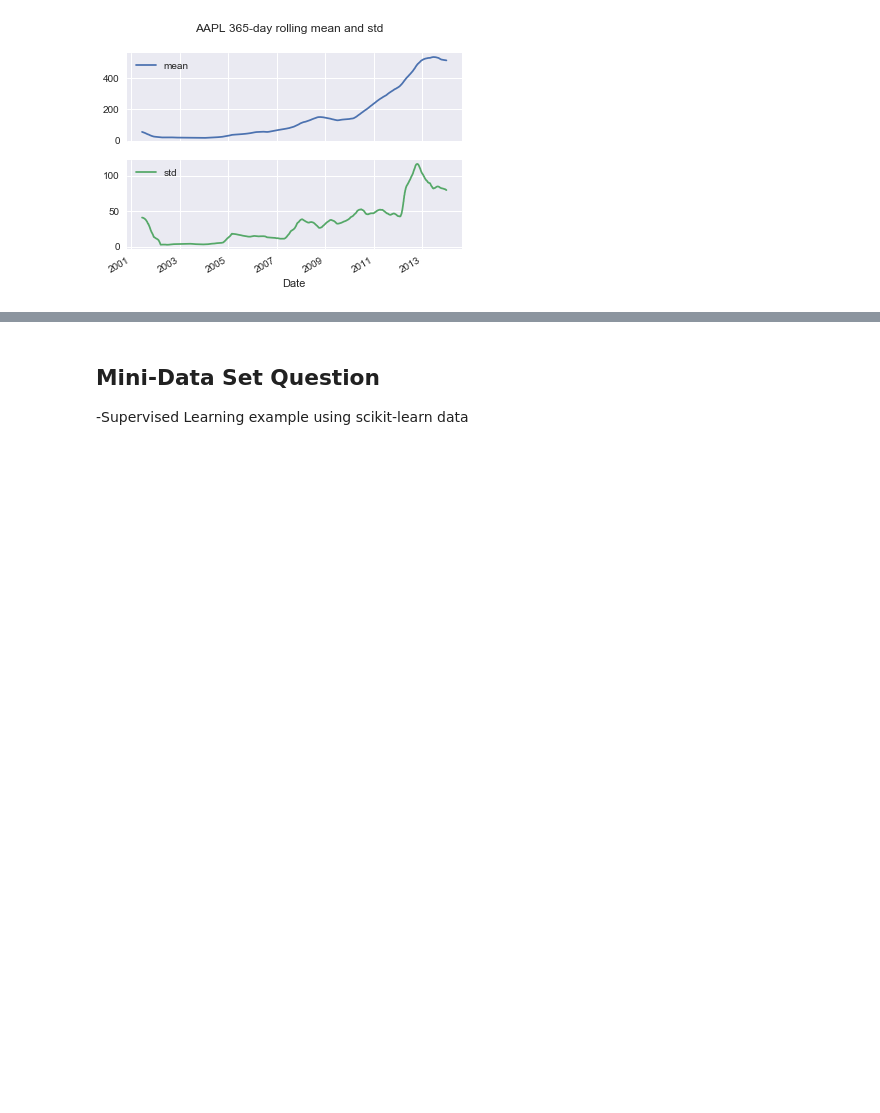
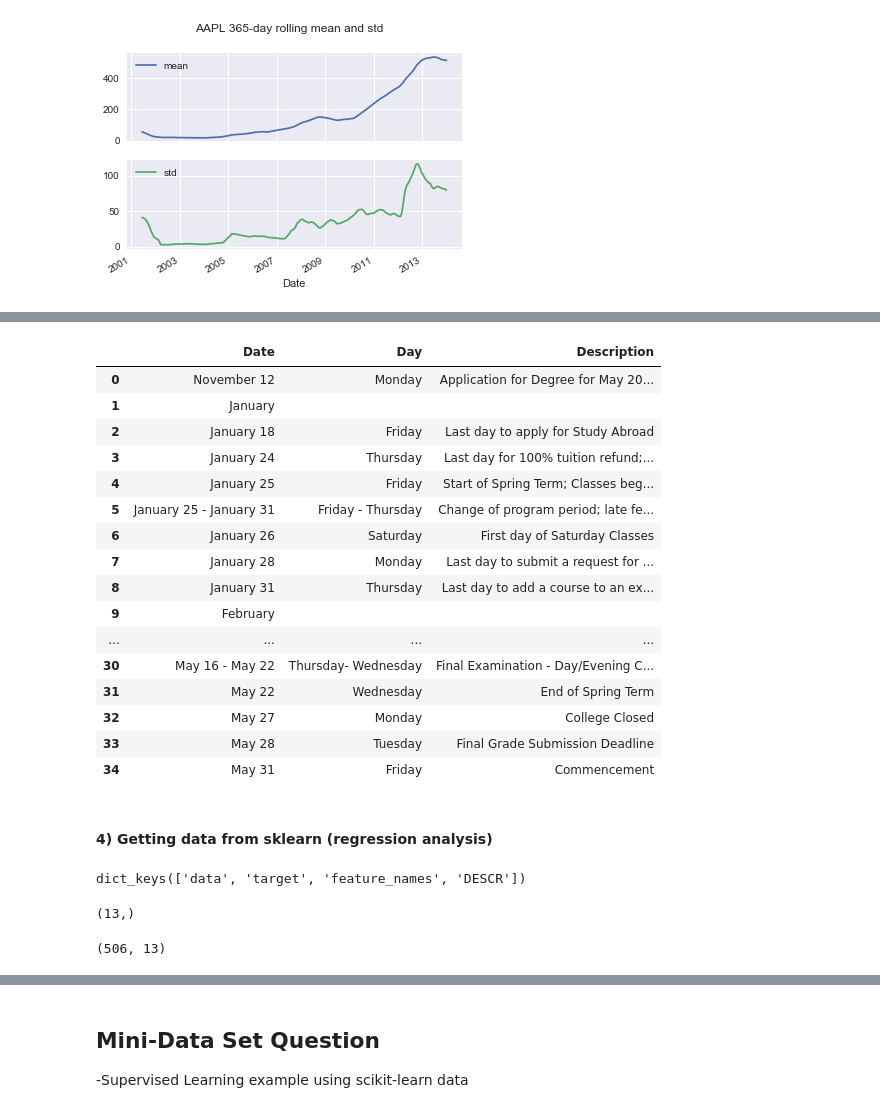
Before and after one commit to kchen009/midterm, a Jupyter notebook: Midterm Questions .ipynb, the cells around one changed output, grey strips where cells are left out. Drawn from its saved outputs; the diff is of its cells as text; code cells hidden in the pictures; blank space fills up the shorter version.

```diff
--- a/Midterm Questions .ipynb
+++ b/Midterm Questions .ipynb
@@ -150,0 +153,27 @@ Date
+# %%
+#first import requests
+import requests
+url = 'https://www.ccny.cuny.edu/registrar/spring-2019-academic-calendar'
+req = requests.get(url)
+
+#check status code; look for 200
+req.status_code
+
+#print out text
+req.text
+
+#import beautifulsoup as BS; parse html with beautiful soup
+from bs4 import BeautifulSoup as BS
+soup = BS(req.text, 'html.parser')
+
+#print the title of the page
+print(soup.title)
+
+#store first table as table, since there's only one table
+table = soup.find_all('table')[0]
+
+#find all table rows 'tr'
+table_rows = table.find_all('tr')
+
+#print first two rows; the text is inside the td
+print(table_rows[0:2])
@@ -150,0 +197,52 @@ Date
+# %%
+#Import pandas
+import pandas as pd
+
+#iterate through each table row and extract the text and append to a list.
+l=[]
+for tr in table_rows:
+    td = tr.find_all('td')
+    row = [tr.text.strip().replace('\n', ' ') for tr in td]
+    l.append(row)
+
+#turn list into dataframe; start at third row;  assign columns as Date, Day, Description
+df = pd.DataFrame(l[2:], columns=['Date', 'Day', 'Description'])
+df
+# %% [output]
+|  | Date | Day | Description |
+| 0 | November 12 | Monday | Application for Degree for May 20... |
+| 1 | January |  |  |
+| 2 | January 18 | Friday | Last day to apply for Study Abroad |
+| 3 | January 24 | Thursday | Last day for 100% tuition refund;... |
+| 4 | January 25 | Friday | Start of Spring Term; Classes beg... |
+| 5 | January 25 - January 31 | Friday - Thursday | Change of program period; late fe... |
+| 6 | January 26 | Saturday | First day of Saturday Classes |
+| 7 | January 28 | Monday | Last day to submit a request for ... |
+| 8 | January 31 | Thursday | Last day to add a course to an ex... |
+| 9 | February |  |  |
+| ... | ... | ... | ... |
+| 30 | May 16 - May 22 | Thursday- Wednesday | Final Examination - Day/Evening C... |
+| 31 | May 22 | Wednesday | End of Spring Term |
+| 32 | May 27 | Monday | College Closed |
+| 33 | May 28 | Tuesday | Final Grade Submission Deadline |
+| 34 | May 31 | Friday | Commencement |
+# %% [markdown]
+#### 4) Getting data from sklearn (regression analysis)
+# %%
+from sklearn import datasets
+import pandas as pd
+import numpy as np
+
+#load boston dataset and iris data set and print their keys
+data_bos = datasets.load_boston()
+data_bos.keys()
+# %% [output]
+dict_keys(['data', 'target', 'feature_names', 'DESCR'])
+# %%
+data_bos.feature_names.shape
+# %% [output]
+(13,)
+# %%
+data_bos.data.shape
+# %% [output]
+(506, 13)
```
Also changed, not shown: parts of 8 cells of this notebook.
